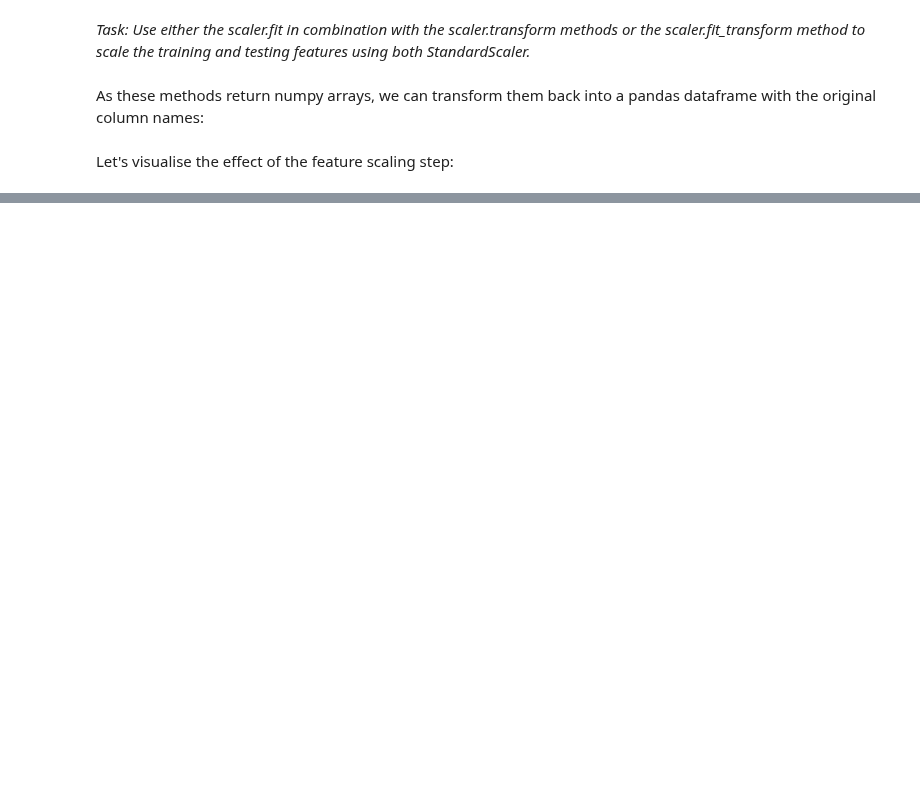
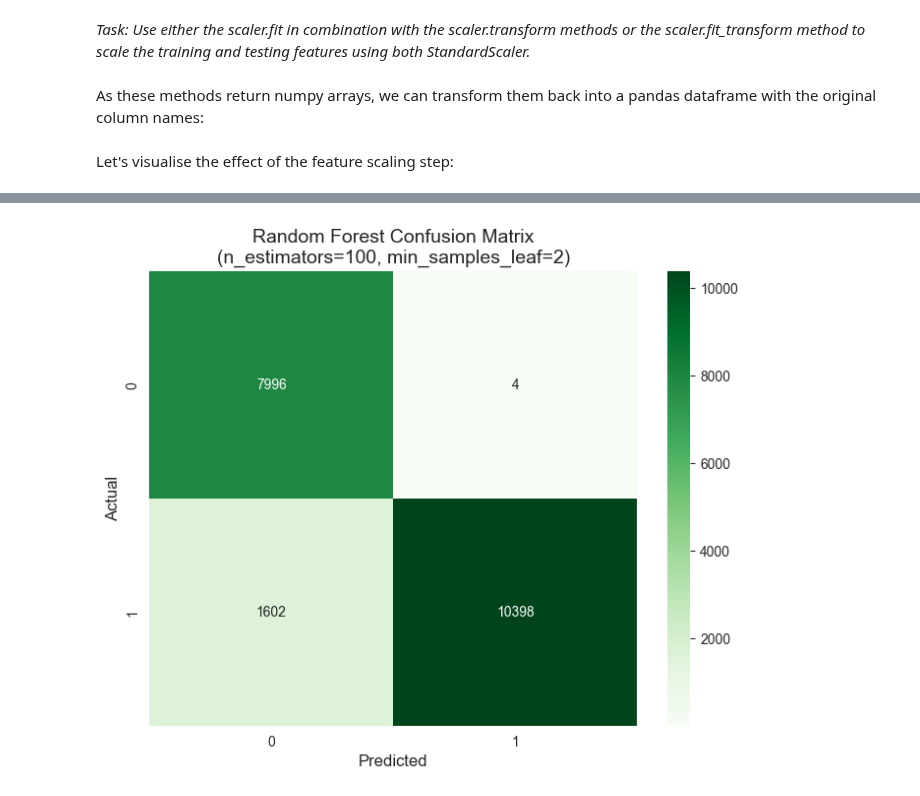
Before and after one commit to CompOmics/lsabd-machine-learning-tutorials, a Jupyter notebook: notebooks/4-classification-and-regression.ipynb, the cells around one changed output, grey strips where cells are left out. Saved outputs shown, nothing was run; the diff lists cells and outputs as text; code cells hidden in the pictures; blank space fills up the shorter version.

```diff
--- a/notebooks/4-classification-and-regression.ipynb
+++ b/notebooks/4-classification-and-regression.ipynb
@@ -177,0 +364,73 @@ Robbins awesome tutorial goes here
+# %%
+# Try different min_samples_leaf values with fixed n_estimators
+n_estimators = 100
+min_samples_leaf_values = [1, 2, 5, 10, 20, 100, 200]
+
+train_accuracies_rf = []
+val_accuracies_rf = []
+
+best_min_samples_leaf = None
+best_val_acc_rf = 0.0
+
+print(f"1. Training Random Forest with different min_samples_leaf values...")
+
+for min_samples_leaf in min_samples_leaf_values:
+    # Create and train model
+    # Note: Random Forest doesn't require feature scaling, but we'll use scaled features for consistency
+    model = RandomForestClassifier(
+        n_estimators=n_estimators,
+        min_samples_leaf=min_samples_leaf,
+        random_state=42,
+        n_jobs=-1
+    )
+    model.fit(train_features_standardized, train_targets)
+
+    # Predict on training and validation sets
+    y_train_pred = model.predict(train_features_standardized)
+    y_val_pred = model.predict(validation_features_standardized)
+
+    # Calculate accuracies
+    train_acc = accuracy_score(train_targets, y_train_pred)
+    val_acc = accuracy_score(validation_targets, y_val_pred)
+
+    train_accuracies_rf.append(train_acc)
+    val_accuracies_rf.append(val_acc)
+
+    if val_acc > best_val_acc_rf:
+        best_val_acc_rf = val_acc
+        best_min_samples_leaf = min_samples_leaf
+
+    print(f"min_samples_leaf = {min_samples_leaf:2d} | Train Accuracy: {train_acc:.4f} | Val Accuracy: {val_acc:.4f}")
+
+
+# Train final model on TRAIN + VALIDATION data
+print("\n2. Training final model on combined train+validation set...")
+final_rf = RandomForestClassifier(
+    n_estimators=n_estimators,
+    min_samples_leaf=best_min_samples_leaf,
+    random_state=42,
+    n_jobs=-1
+)
+final_rf.fit(train_validation_features_standardized, train_validation_targets)
+
+# Evaluate on TEST set
+print("\n3. Final evaluation on test set...")
+test_pred_rf = final_rf.predict(test_features_standardized)
+test_accuracy_rf = accuracy_score(test_targets, test_pred_rf)
+
+print("FINAL RANDOM FOREST RESULTS")
+print(f"Test Accuracy: {test_accuracy_rf:.4f}")
+print("\nClassification Report:")
+print(classification_report(test_targets, test_pred_rf))
+
+# Confusion Matrix
+cm_rf = confusion_matrix(test_targets, test_pred_rf)
+plt.figure(figsize=(8, 6))
+sns.heatmap(cm_rf, annot=True, fmt='d', cmap='Greens',
+            xticklabels=sorted(np.unique(test_targets)),
+            yticklabels=sorted(np.unique(test_targets)))
+plt.xlabel('Predicted', fontsize=12)
+plt.ylabel('Actual', fontsize=12)
+plt.title(f'Random Forest Confusion Matrix\n(n_estimators={n_estimators}, min_samples_leaf={best_min_samples_leaf})', fontsize=14)
+plt.show()
+# %% [output]
@@ -177,0 +454 @@ Robbins awesome tutorial goes here
+[figure, added]
```
Also changed, not shown: parts of 49 cells of this notebook, 1 other file.
